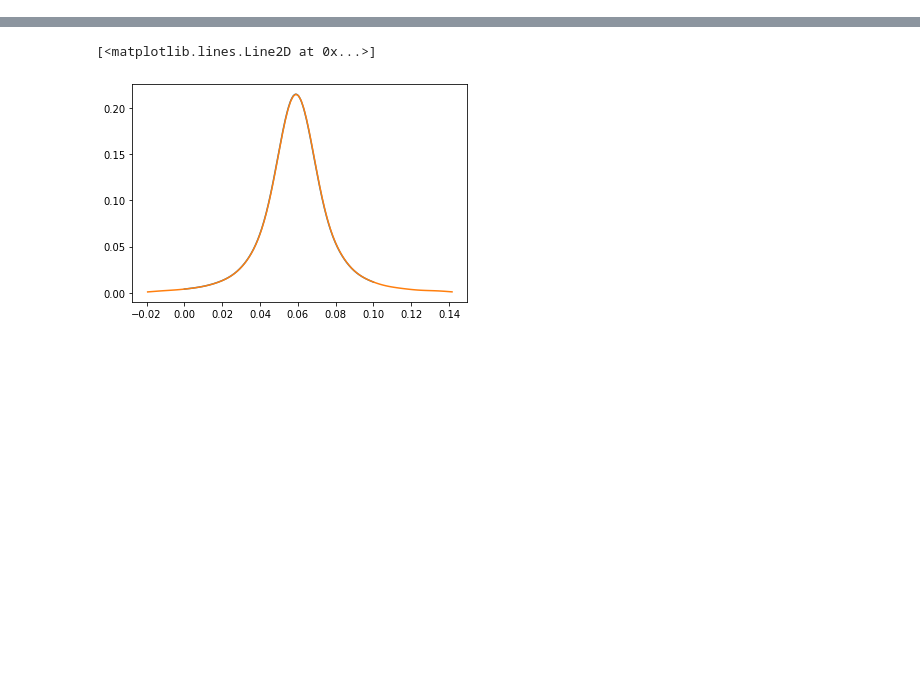
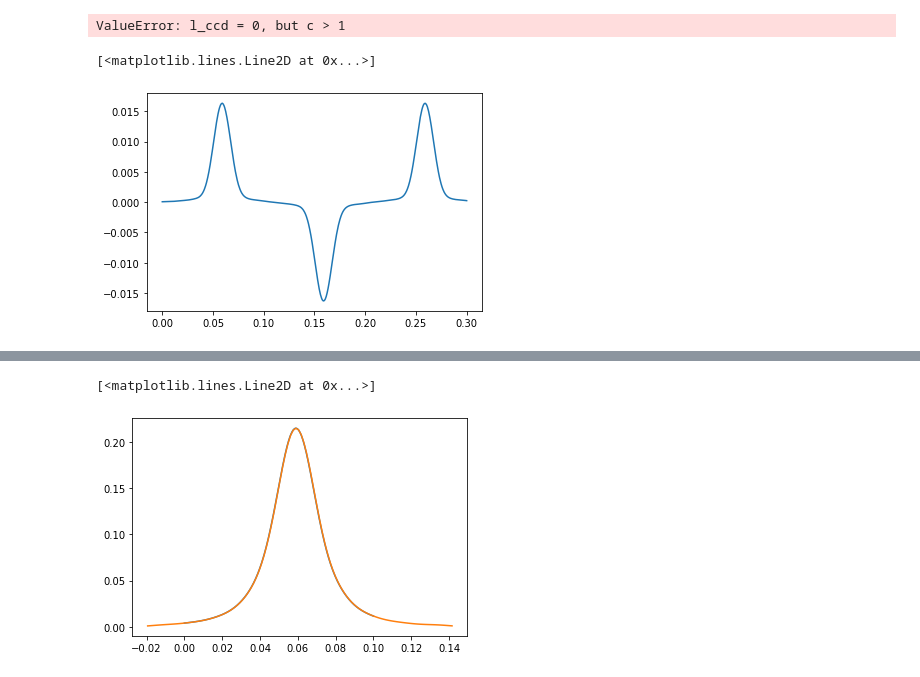
Before and after one commit to mnicstruwig/FlexibleFluxSimulator, a Jupyter notebook: experiments/2020-10-17-Optimization-test.ipynb, the cells around one changed output, grey strips where cells are left out. Drawn from its saved outputs; the diff is of its cells as text; code cells hidden in the pictures; blank space fills up the shorter version.

```diff
--- a/experiments/2020-10-17-Optimization-test.ipynb
+++ b/experiments/2020-10-17-Optimization-test.ipynb
@@ -52,7 +55,7 @@ coil_params = {
     'n_w': 20,
     'l_th': 2,
     'r_c': 0.143/2,
-    'c': 1,
+    'c': 2,
     'm': 1,
     'c_c': 0.059,
     'r_t': 5.5,
@@ -92,8 +95,8 @@ acc_input = mechanical_components.AccelerometerInput(
 )
 
 # Try evolve it
-coil_params['n_z'] = 61
-coil_params['n_w'] = 33
+coil_params['n_z'] = 20
+coil_params['n_w'] = 20
 
 simulation_models = optimize.evolve_simulation_set(unified_model_factory=unified_model_factory,
                                                   input_excitations=[acc_input],
@@ -102,6 +105,30 @@ simulation_models = optimize.evolve_simulation_set(unified_model_factory=unified
 
 
 um = simulation_models[0]
+# %% [output]
+ValueError: l_ccd = 0, but c > 1
+# %%
+from unified_model.electrical_components.flux.model import FluxModelInterp
+
+def find_optimal_spacing(curve_model, coil_model_params):
+    coil_model_params['c'] = 2
+    coil_model_params['l_ccd'] = 0.1
+    flux_interp_model = FluxModelInterp(**coil_model_params)
+    z_arr, phi = optimize._get_new_flux_curve(curve_model=curve_model,
+                                              n_z=coil_model_params['n_z'],
+                                              n_w=coil_model_params['n_w'])
+    flux_interp_model.fit(z_arr, phi.flatten())
+    return flux_interp_model.flux_model
+
+f = find_optimal_spacing(curve_model, coil_params)
+# %%
+x = np.linspace(0, 0.3, 1000)
+phi  = [f.get(x) for x in x]
+
+plt.plot(x, phi)
+# %% [output]
+[<matplotlib.lines.Line2D at 0x...>]
+[figure, added]
 # %%
 print(um.electrical_model.coil_resistance)
 
```
Also changed, not shown: parts of 11 cells of this notebook, 1 other file.
